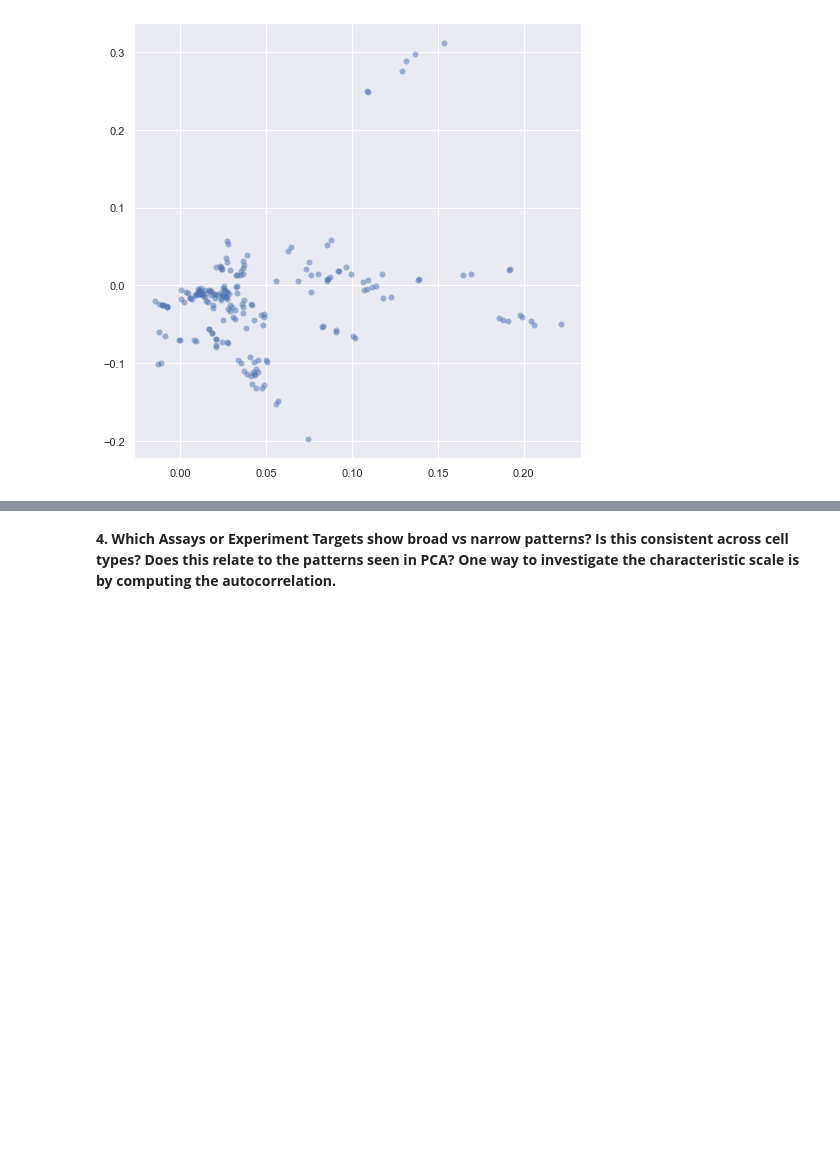
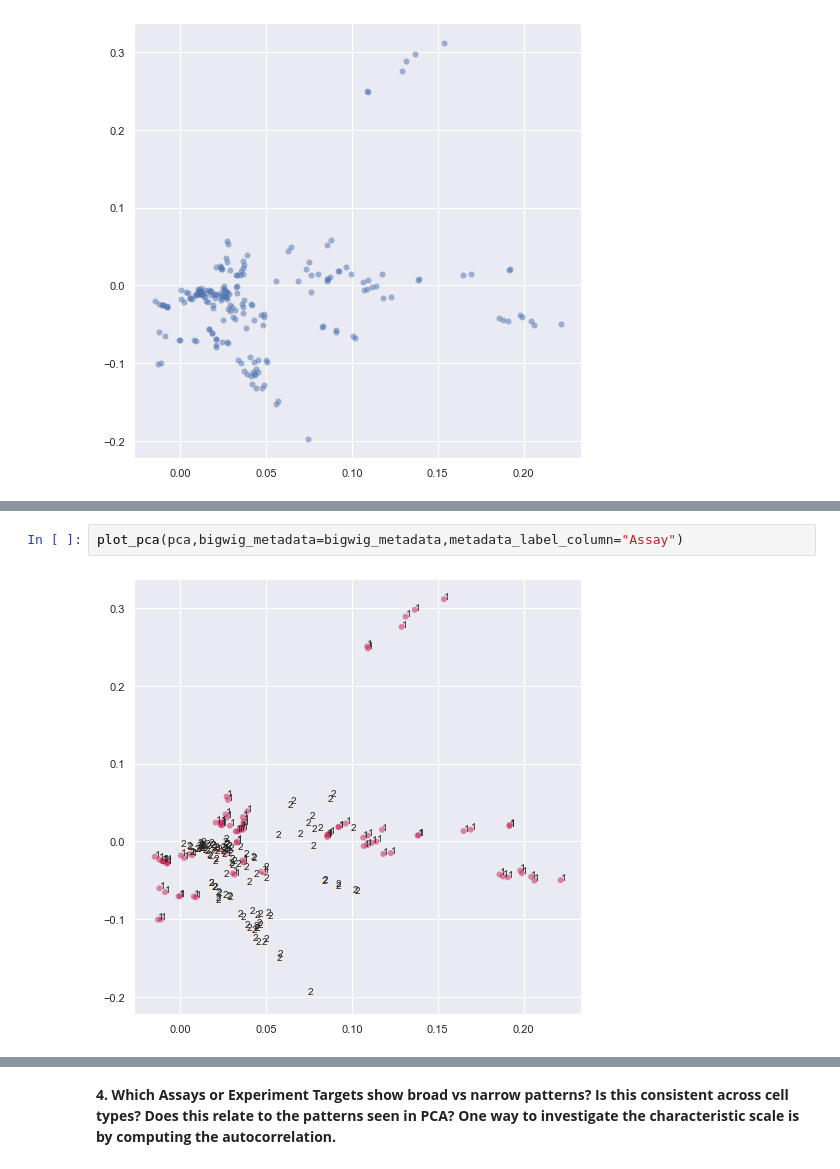
Before and after one commit to Fudenberg-Research-Group/qbio577_fall2022, a Jupyter notebook: encode-bigwig-eda.ipynb, the cells around one changed output, grey strips where cells are left out. Cells and saved outputs as stored; diff of their text form; blank space fills up the shorter version.

```diff
--- a/encode-bigwig-eda.ipynb
+++ b/encode-bigwig-eda.ipynb
@@ -160,0 +189,4 @@ AttributeError: 'PCA' object has no attribute 'feature_names_in_'
+# %%
+plot_pca(pca,bigwig_metadata=bigwig_metadata,metadata_label_column="Assay")
+# %% [output]
+[figure, added]
```
Also changed, not shown: parts of 12 cells of this notebook.
